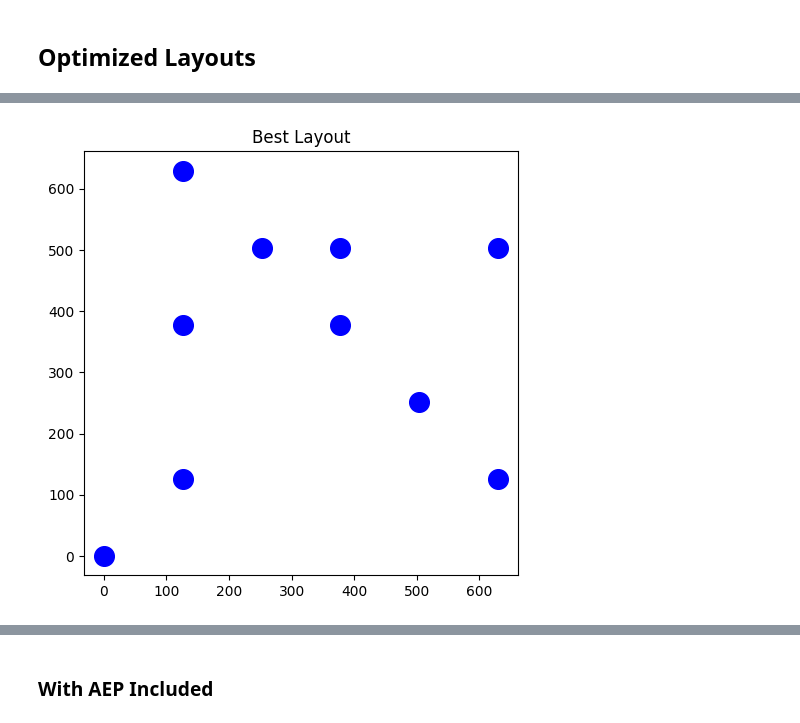
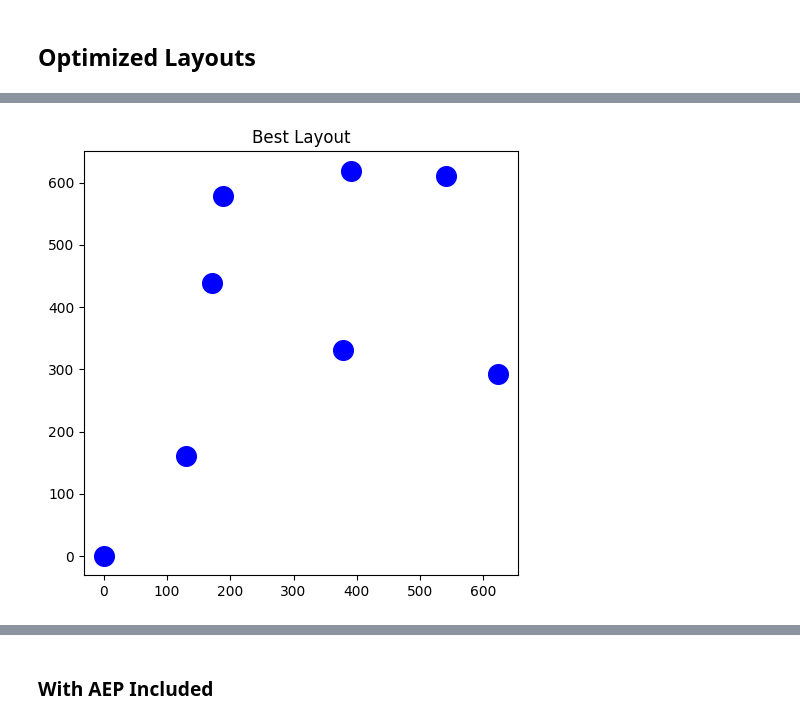
Before and after one commit to disi98/portfolio_website, a Jupyter notebook: genetic_a.ipynb, the cells around one changed output, grey strips where cells are left out. Saved outputs shown, nothing was run; the diff lists cells and outputs as text; code cells hidden in the pictures.

```diff
--- a/genetic_a.ipynb
+++ b/genetic_a.ipynb
@@ -214,0 +52,6 @@ import matplotlib.pyplot as plt
+# %%
+min_distance = 126
+tournament_size = 3
+target_coverage_area = 800000
+turbine_diameter = 126
+mutation_rate = 0.01
@@ -215,37 +60,25 @@ import matplotlib.pyplot as plt
 # %%
-import numpy as np
-import pandas as pd
-import random
-from scipy.spatial import ConvexHull
-import matplotlib.pyplot as plt
-
-# Define parameters
-min_distance = 126
-tournament_size = 5
-target_coverage_area = 800000
-turbine_diameter = 126
-mutation_rate = 0.02
-
 def initialize_populations():
     populations = []
-    for _ in range(6):  # Generate 6 initial populations
-        num_turbines = np.random.randint(3, 11)  # Random number of turbines between 3 and 10
-        layout = pd.DataFrame(np.random.randint(1, 6, size=(num_turbines, 2)) * 126, columns=['Layout_x', 'Layout_y'])  # Generate coordinates that are multiples of 126 meters
-        layout.iloc[0] = [0, 0]  # Set the first turbine at the origin
+    for num_turbines in np.repeat(range(3, 9), 4):  # Generate 24 initial populations
+        layout = pd.DataFrame(columns=['Layout_x', 'Layout_y'])
+        layout.loc[0] = [0, 0]  # Set the first turbine at the origin
+        for _ in range(1, num_turbines):
+            while True:
+                new_turbine = pd.DataFrame(np.random.uniform(126, 630, size=(1, 2)), columns=['Layout_x', 'Layout_y'])
+                if all(np.linalg.norm(layout[['Layout_x', 'Layout_y']].values - new_turbine.values, axis=1) >= 126):
+                    temp_df = pd.concat([layout, new_turbine], ignore_index=True)
+                    layout = temp_df.copy()  # Assign the concatenated DataFrame back to layout
+                    break
         populations.append(layout)
     return populations
 
-def calculate_fitness(df):
-    total_coverage_area = len(df) * np.pi * (turbine_diameter / 2)**2
-    fitness = total_coverage_area / target_coverage_area
 
-    coordinates = df[['Layout_x', 'Layout_y']].values
-    for i in range(len(coordinates)):
-        for j in range(i+1, len(coordinates)):
-            if np.linalg.norm(coordinates[i] - coordinates[j]) < min_distance:
-                fitness *= 0.9  # Apply penalty
-
-    return fitness
+def calculate_fitness(layout):
+    num_turbines = len(layout)
+    distances = scipy.spatial.distance.pdist(layout[['Layout_x', 'Layout_y']].values)
+    wake_effect = np.sum(1 / distances)
+    return num_turbines - wake_effect
 
 def tournament_selection(populations):
     tournament = random.sample(populations, tournament_size)
@@ -267,10 +100,11 @@ def mutate(df):
         if len(df) > 3:  # If there are more than 3 turbines, remove one with a certain probability
             df = df.drop(np.random.choice(df.index[1:]))  # Do not remove the turbine at the origin
         elif len(df) < 10:  # If there are less than 10 turbines, add one with a certain probability
-            new_turbine = pd.DataFrame(np.random.randint(1, 6, size=(1, 2)) * 126, columns=['Layout_x', 'Layout_y'])  # Generate coordinates that are multiples of 126 meters
-            while any((df[['Layout_x', 'Layout_y']] == new_turbine.values).all(axis=1)):  # Check if the new turbine is at the same location as any existing turbine
-                new_turbine = pd.DataFrame(np.random.randint(1, 6, size=(1, 2)) * 126, columns=['Layout_x', 'Layout_y'])  # Generate new coordinates if the turbine is at the same location
-            df = df.append(new_turbine, ignore_index=True)
+            while True:
+                new_turbine = pd.DataFrame(np.random.uniform(126, 630, size=(1, 2)), columns=['Layout_x', 'Layout_y'])  # Generate coordinates between 126 and 630 meters
+                if all(np.linalg.norm(df[['Layout_x', 'Layout_y']].values - new_turbine.values, axis=1) >= 126):
+                    df = df.append(new_turbine, ignore_index=True)
+                    break
     return df
 
 def calculate_enclosed_area(layout):
@@ -279,6 +113,8 @@ def calculate_enclosed_area(layout):
     return hull.volume
 
 def run_genetic_algorithm(populations):
+    best_layouts = {i: None for i in range(3, 9)}  # Initialize a dictionary to store the best layout for each number of turbines
+
     for _ in range(20):
         next_gen = []
         for _ in range(len(populations)):
@@ -288,51 +124,40 @@ def run_genetic_algorithm(populations):
             child = mutate(child)
             next_gen.append(child)
         populations = next_gen
 
     # Sort populations by fitness and enclosed area
     populations.sort(key=lambda p: (calculate_fitness(p), -calculate_enclosed_area(p)), reverse=True)
 
-    # Return the first layout with an enclosed area not exceeding 800,000 sq meters
+    # Update best_layouts with the best layout for each number of turbines
     for population in populations:
-        if calculate_enclosed_area(population) <= 800000:
-            return population
+        num_turbines = len(population)
+        if 3 <= num_turbines <= 8 and best_layouts[num_turbines] is None and calculate_enclosed_area(population) <= 800000:
+            best_layouts[num_turbines] = population
 
     # If all layouts exceed 800,000 sq meters, return the one with the smallest area
-    return min(populations, key=calculate_enclosed_area)
+    for num_turbines in range(3, 9):
+        if best_layouts[num_turbines] is None:
+            best_layouts[num_turbines] = min(populations, key=calculate_enclosed_area)
 
-def plot_best_layouts(best_layout):
-    fig, ax = plt.subplots(figsize=(5, 5))  # Adjust subplot configuration
-    ax.scatter(best_layout['Layout_x'], best_layout['Layout_y'], c='b', s=200)
-
-    # Calculate and plot Convex Hull
-    points = best_layout[['Layout_x', 'Layout_y']].values
-    hull = ConvexHull(points)
-    for simplex in hull.simplices:
-        ax.plot(points[simplex, 0], points[simplex, 1], 'k-')
-
-    # Shade the area enclosed by the Convex Hull
-    ax.fill(points[hull.vertices,0], points[hull.vertices,1], 'k', alpha=0.3)
-
-    ax.set_title('Best Layout')
-    plt.tight_layout()
-    plt.show()
+    # Return a layout with a random number of turbines from 3 to 8
+    return best_layouts[np.random.choice(range(3, 9))]
 
 def plot_best_layout(best_layout):
     fig, ax = plt.subplots(figsize=(5, 5))  # Adjust subplot configuration
     ax.scatter(best_layout['Layout_x'], best_layout['Layout_y'], c='b', s=200)
     ax.set_title('Best Layout')
     plt.tight_layout()
     plt.show()
 
 def main():
     populations = initialize_populations()
     best_layout = run_genetic_algorithm(populations)  # Get only the best layout
 
     plot_best_layout(best_layout)  # Plot only the best layout
     print(best_layout)
     print("Enclosed area: ", calculate_enclosed_area(best_layout))
 
 if __name__ == "__main__":
     main()
 # %% [output]
-[figure, old version]
+[figure, new version]
```
Also changed, not shown: parts of 26 cells of this notebook, 6 other files.
